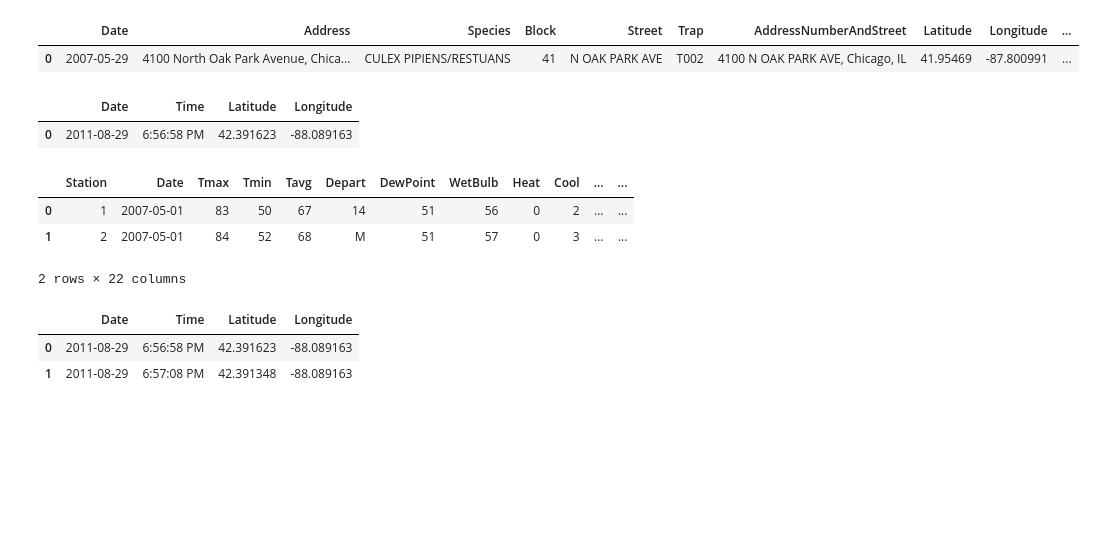
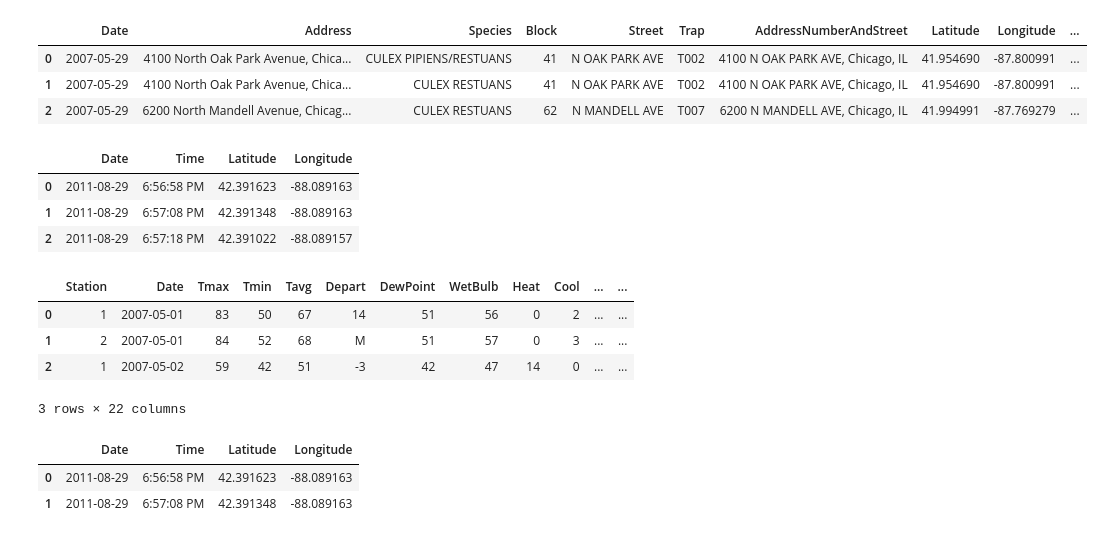
Before and after one commit to rafeltaye/Project, a Jupyter notebook: west_nile/input/projectscript.ipynb, the cells around one changed output. Drawn from its saved outputs; the diff is of its cells as text; code cells hidden in the pictures; blank space fills up the shorter version.

```diff
--- a/west_nile/input/projectscript.ipynb
+++ b/west_nile/input/projectscript.ipynb
@@ -11,22 +11,27 @@ test=pd.read_csv('test.csv')
 train=pd.read_csv('train.csv')
 weather=pd.read_csv('weather.csv')
 # %%
-train.head(1)
+train.head(3)
 # %% [output]
 |  | Date | Address | Species | Block | Street | Trap | AddressNumberAndStreet | Latitude | Longitude | ... |
-| 0 | 2007-05-29 | 4100 North Oak Park Avenue, Chica... | CULEX PIPIENS/RESTUANS | 41 | N OAK PARK AVE | T002 | 4100 N OAK PARK AVE, Chicago, IL | 41.95469 | -87.800991 | ... |
+| 0 | 2007-05-29 | 4100 North Oak Park Avenue, Chica... | CULEX PIPIENS/RESTUANS | 41 | N OAK PARK AVE | T002 | 4100 N OAK PARK AVE, Chicago, IL | 41.954690 | -87.800991 | ... |
+| 1 | 2007-05-29 | 4100 North Oak Park Avenue, Chica... | CULEX RESTUANS | 41 | N OAK PARK AVE | T002 | 4100 N OAK PARK AVE, Chicago, IL | 41.954690 | -87.800991 | ... |
+| 2 | 2007-05-29 | 6200 North Mandell Avenue, Chicag... | CULEX RESTUANS | 62 | N MANDELL AVE | T007 | 6200 N MANDELL AVE, Chicago, IL | 41.994991 | -87.769279 | ... |
 # %%
-spray.head(1)
+spray.head(3)
 # %% [output]
 |  | Date | Time | Latitude | Longitude |
 | 0 | 2011-08-29 | 6:56:58 PM | 42.391623 | -88.089163 |
+| 1 | 2011-08-29 | 6:57:08 PM | 42.391348 | -88.089163 |
+| 2 | 2011-08-29 | 6:57:18 PM | 42.391022 | -88.089157 |
 # %%
-weather.head(2)
+weather.head(3)
 # %% [output]
 |  | Station | Date | Tmax | Tmin | Tavg | Depart | DewPoint | WetBulb | Heat | Cool | ... | ... |
 | 0 | 1 | 2007-05-01 | 83 | 50 | 67 | 14 | 51 | 56 | 0 | 2 | ... | ... |
 | 1 | 2 | 2007-05-01 | 84 | 52 | 68 | M | 51 | 57 | 0 | 3 | ... | ... |
+| 2 | 1 | 2007-05-02 | 59 | 42 | 51 | -3 | 42 | 47 | 14 | 0 | ... | ... |
-2 rows × 22 columns
+3 rows × 22 columns
 # %%
 spray.head(2)
 # %% [output]
```
Also changed, not shown: 2 other files.
